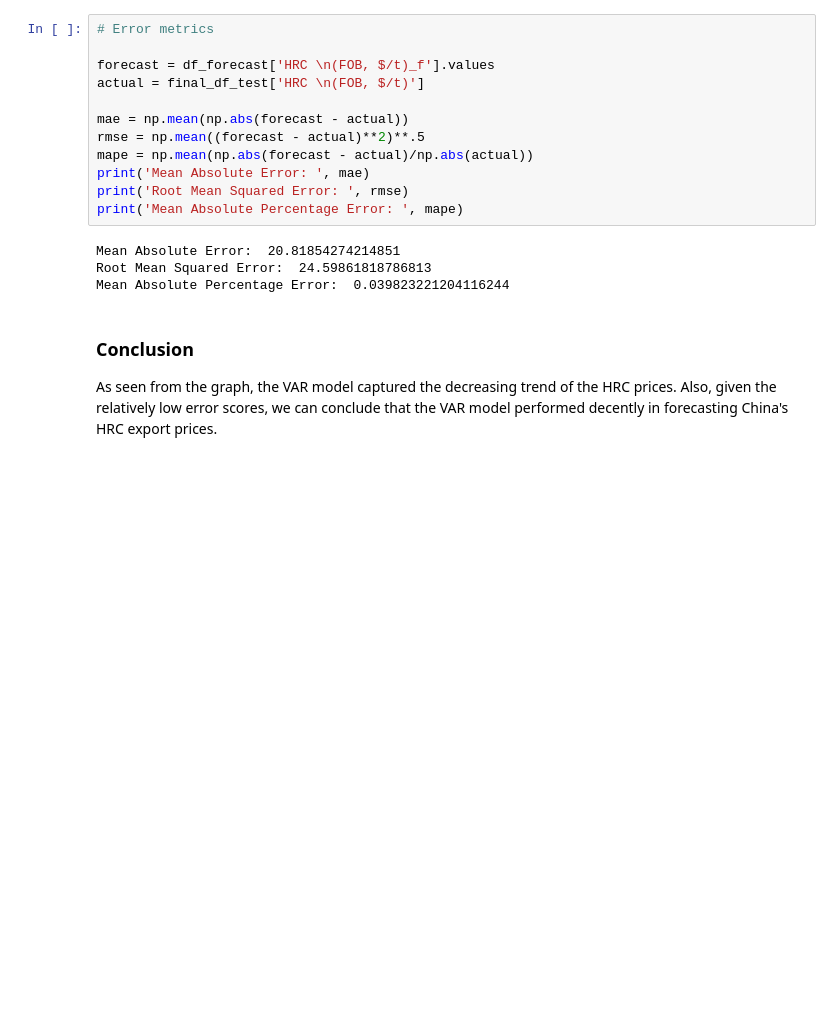
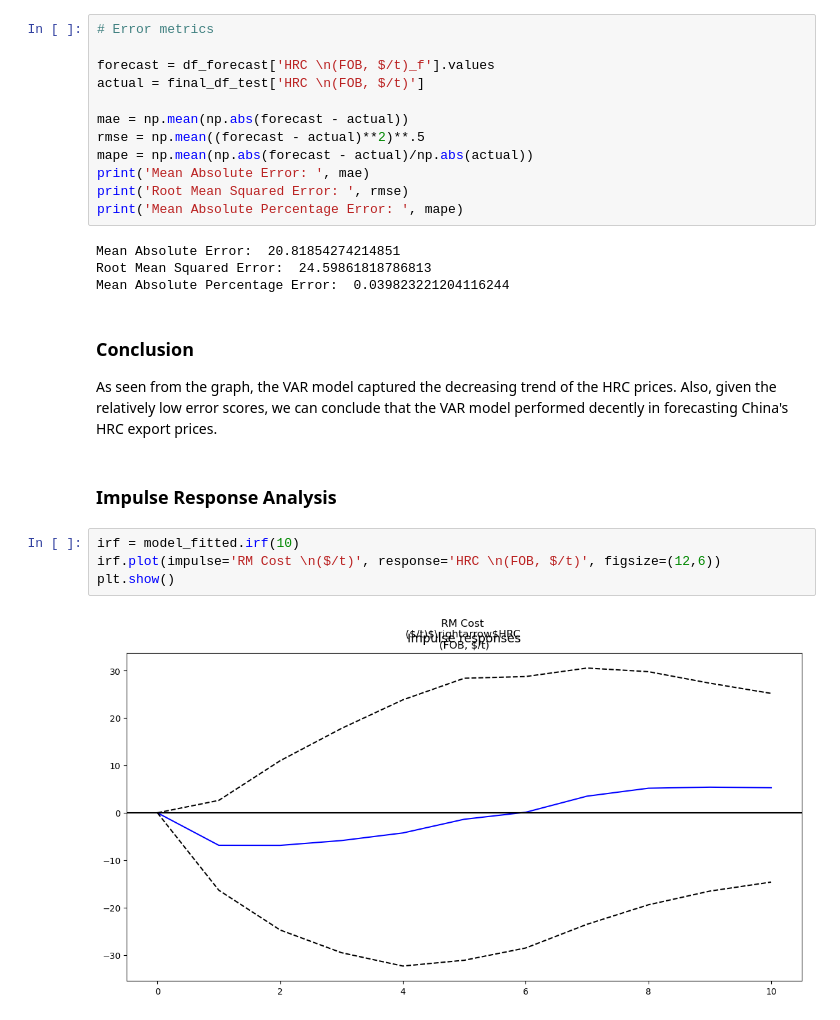
Before and after one commit to nguyenhpnguyen/BT4103-Business-Analytics-Capstone-Project, a Jupyter notebook: notebook/var.ipynb, the cells around one changed output. Saved outputs shown, nothing was run; the diff lists cells and outputs as text; blank space fills up the shorter version.

Commit message:
Add code for impulse response function (first draft)

```diff
--- a/notebook/var.ipynb
+++ b/notebook/var.ipynb
@@ -200,3 +200,11 @@ Mean Absolute Percentage Error:  0.039823221204116244
 # %% [markdown]
 ### Conclusion
 As seen from the graph, the VAR model captured the decreasing trend of the HRC prices. Also, given the relatively low error scores, we can conclude that the VAR model performed decently in forecasting China's HRC export prices.
+# %% [markdown]
+### Impulse Response Analysis
+# %%
+irf = model_fitted.irf(10)
+irf.plot(impulse='RM Cost \n($/t)', response='HRC \n(FOB, $/t)', figsize=(12,6))
+plt.show()
+# %% [output]
+[figure, added]
```
